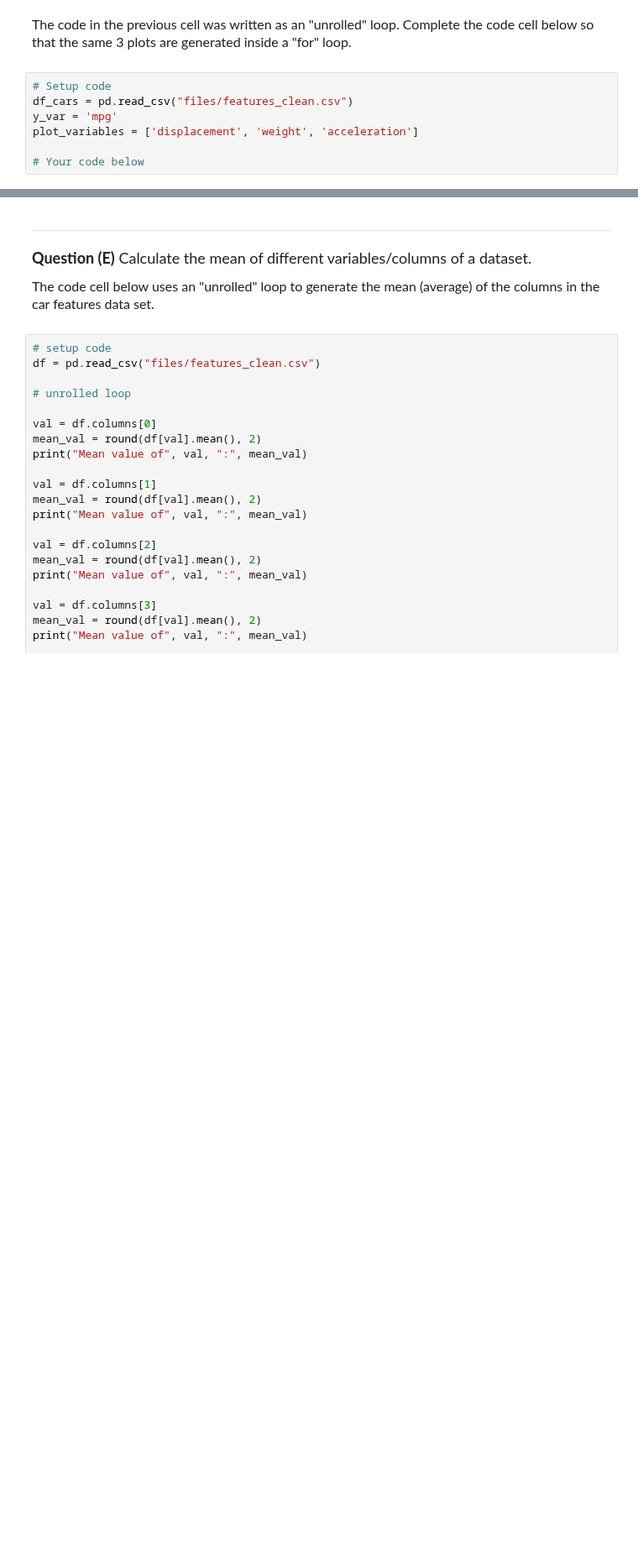
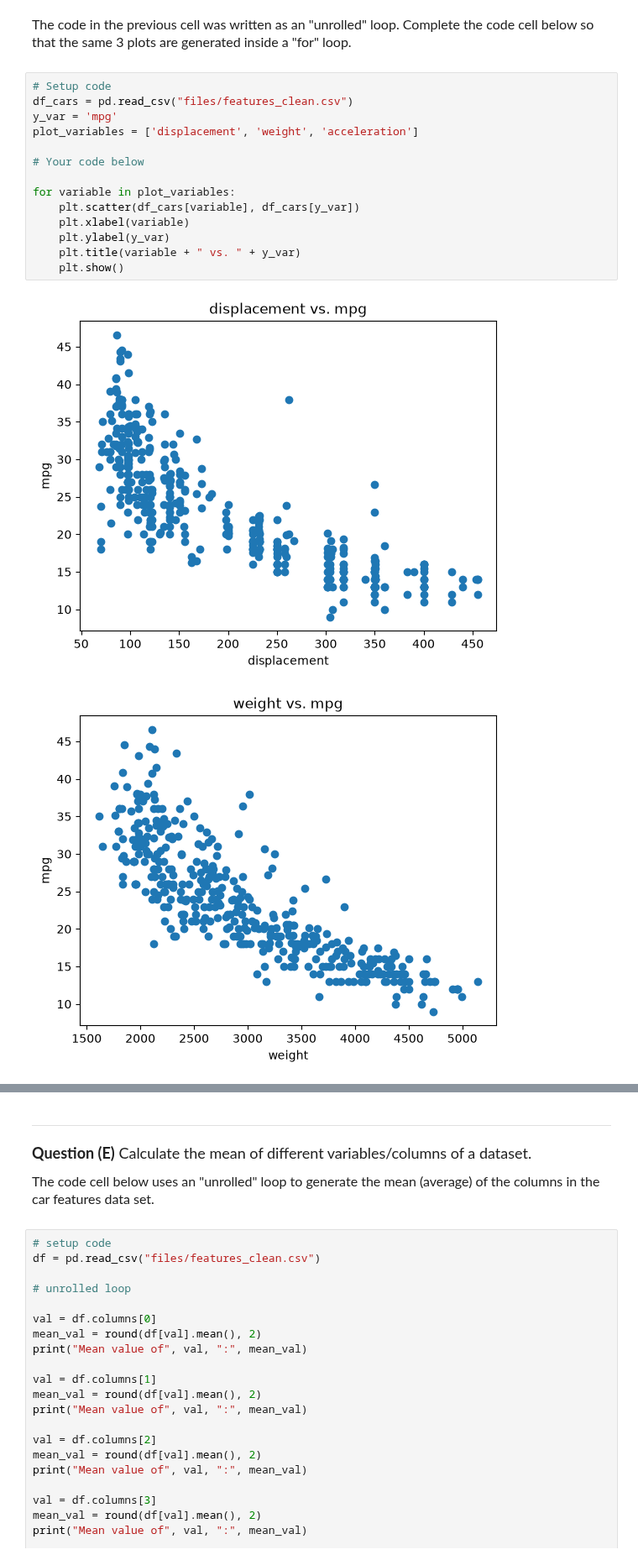
Before and after one commit to AdelaideJae/datasci151fall2026, a Jupyter notebook: _quizzes/practice_quiz_2/practice_quiz.ipynb, the cells around one changed output, grey strips where cells are left out. Shown at 84% size. Drawn from its saved outputs; the diff is of its cells as text; blank space fills up the shorter version.

```diff
--- a/_quizzes/practice_quiz_2/practice_quiz.ipynb
+++ b/_quizzes/practice_quiz_2/practice_quiz.ipynb
@@ -140,7 +167,17 @@ The code in the previous cell was written as an "unrolled" loop. Complete the co
 # %%
 # Setup code
 df_cars = pd.read_csv("files/features_clean.csv")
 y_var = 'mpg'
 plot_variables = ['displacement', 'weight', 'acceleration']
 
 # Your code below
+
+for variable in plot_variables:
+    plt.scatter(df_cars[variable], df_cars[y_var])
+    plt.xlabel(variable)
+    plt.ylabel(y_var)
+    plt.title(variable + " vs. " + y_var)
+    plt.show()
+# %% [output]
+[figure, added]
+[figure, added]
```
Also changed, not shown: parts of 8 cells of this notebook, 10 other files.
